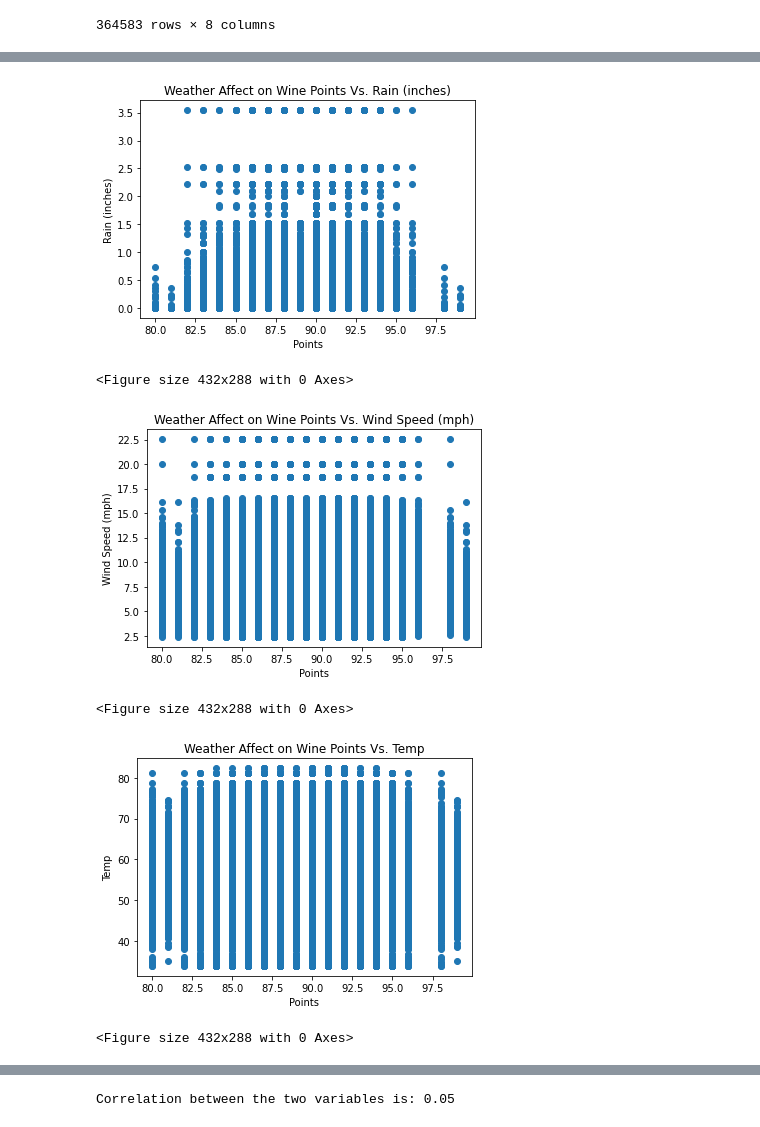
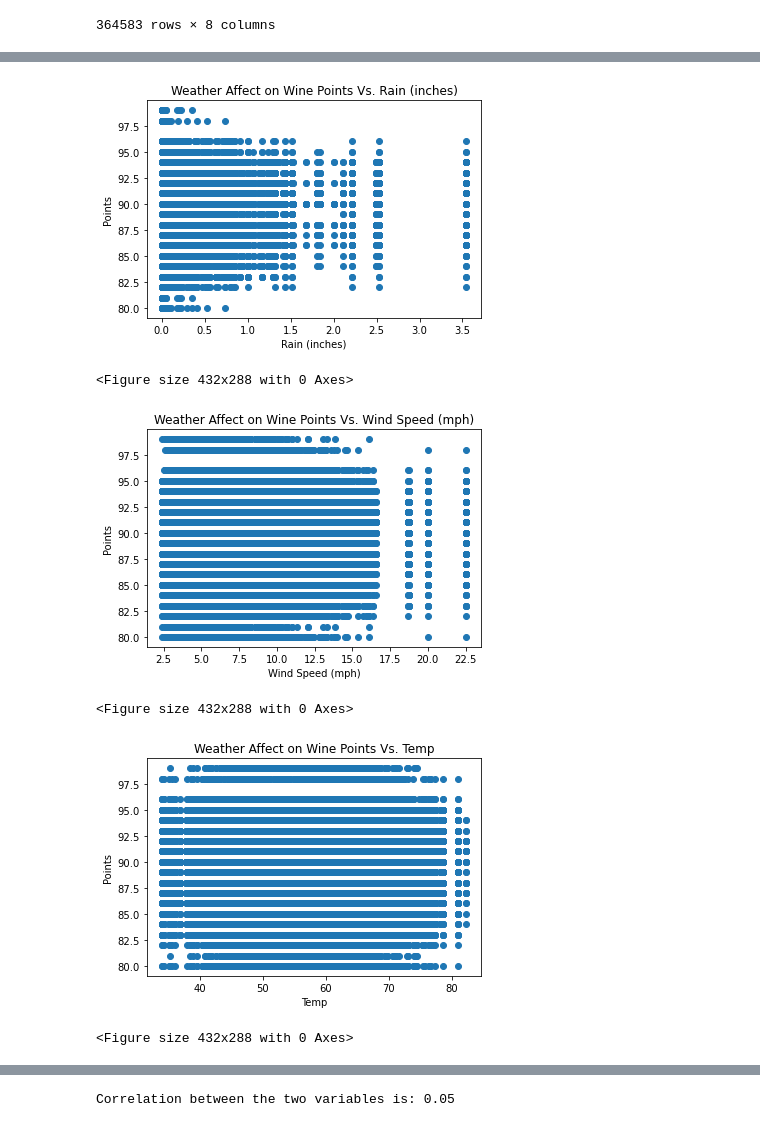
Before and after one commit to khbader101/Wine_Weather_Project, a Jupyter notebook: KB_weather_wine_data.ipynb, the cells around one changed output, grey strips where cells are left out. Drawn from its saved outputs; the diff is of its cells as text; code cells hidden in the pictures.

```diff
--- a/KB_weather_wine_data.ipynb
+++ b/KB_weather_wine_data.ipynb
@@ -373,41 +373,41 @@ plt.savefig('Humid_Points.png')
 # %%
 rain = temp_df['Rain (inches)']
 points = temp_df['Points']
-plt.scatter(points,rain)
+plt.scatter(rain, points)
 plt.title('Weather Affect on Wine Points Vs. Rain (inches)')
-plt.xlabel('Points')
-plt.ylabel('Rain (inches)')
+plt.ylabel('Points')
+plt.xlabel('Rain (inches)')
 plt.show()
 
 plt.savefig('rain_date.png')
 # %% [output]
-[figure, old version]
+[figure, new version]
 <Figure size 432x288 with 0 Axes>
 # %%
 wind = temp_df['Wind Speed (mph)']
 points = temp_df['Points']
-plt.scatter(points,wind)
+plt.scatter(wind,points)
 plt.title('Weather Affect on Wine Points Vs. Wind Speed (mph)')
-plt.xlabel('Points')
-plt.ylabel('Wind Speed (mph)')
+plt.ylabel('Points')
+plt.xlabel('Wind Speed (mph)')
 plt.show()
 
 plt.savefig('Wind_Points.png')
 # %% [output]
-[figure, old version]
+[figure, new version]
 <Figure size 432x288 with 0 Axes>
 # %%
 temp = temp_df['temp']
 points = temp_df['Points']
-plt.scatter(points, temp)
+plt.scatter(temp, points)
 plt.title('Weather Affect on Wine Points Vs. Temp')
-plt.xlabel('Points')
-plt.ylabel('Temp')
+plt.ylabel('Points')
+plt.xlabel('Temp')
 plt.show()
 
 plt.savefig('Temp_Points.png')
 # %% [output]
-[figure, old version]
+[figure, new version]
 <Figure size 432x288 with 0 Axes>
 # %%
 date_ordinal_df = weather_wine_data.groupby(['Date','Title']).mean()
```
Also changed, not shown: parts of 14 cells of this notebook, 10 other files.
